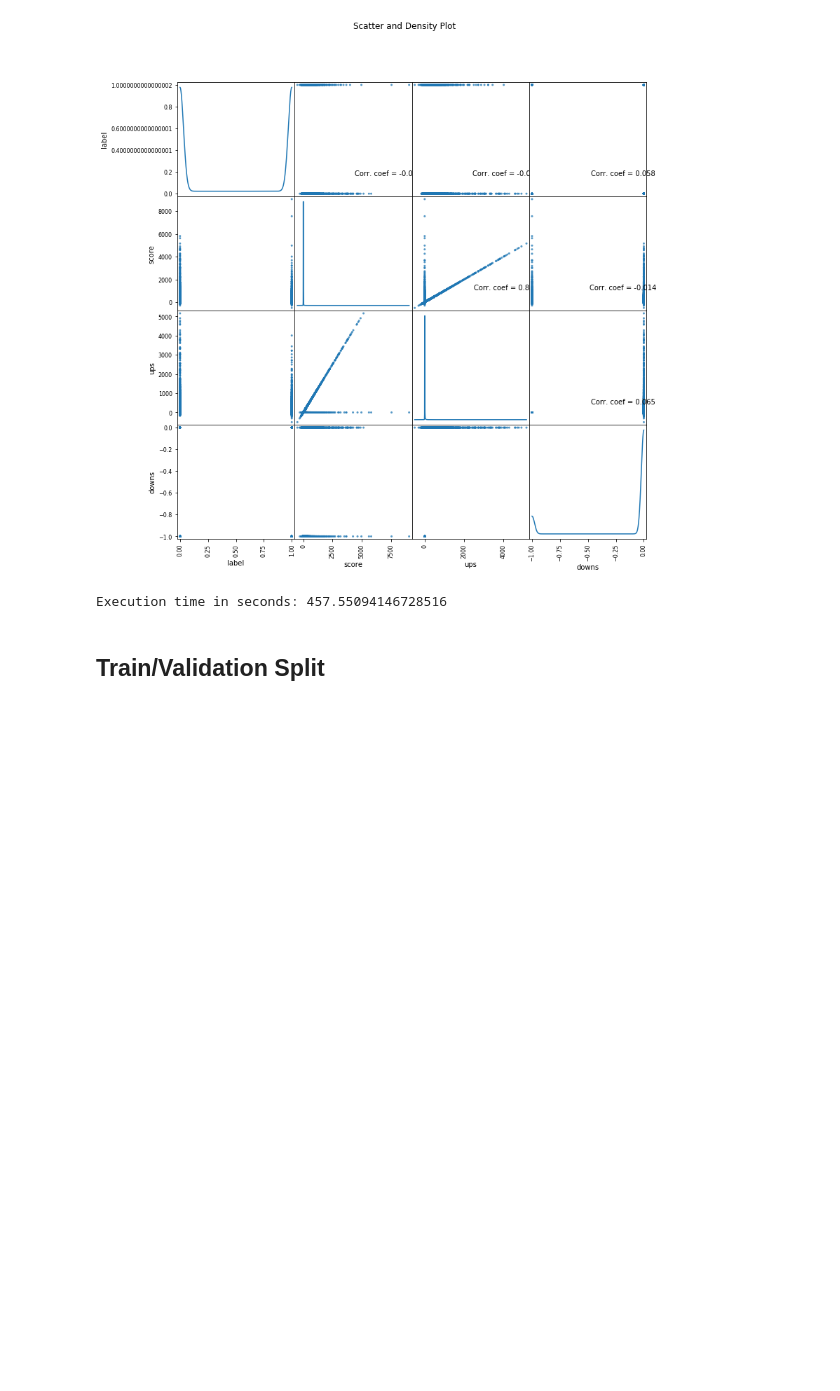
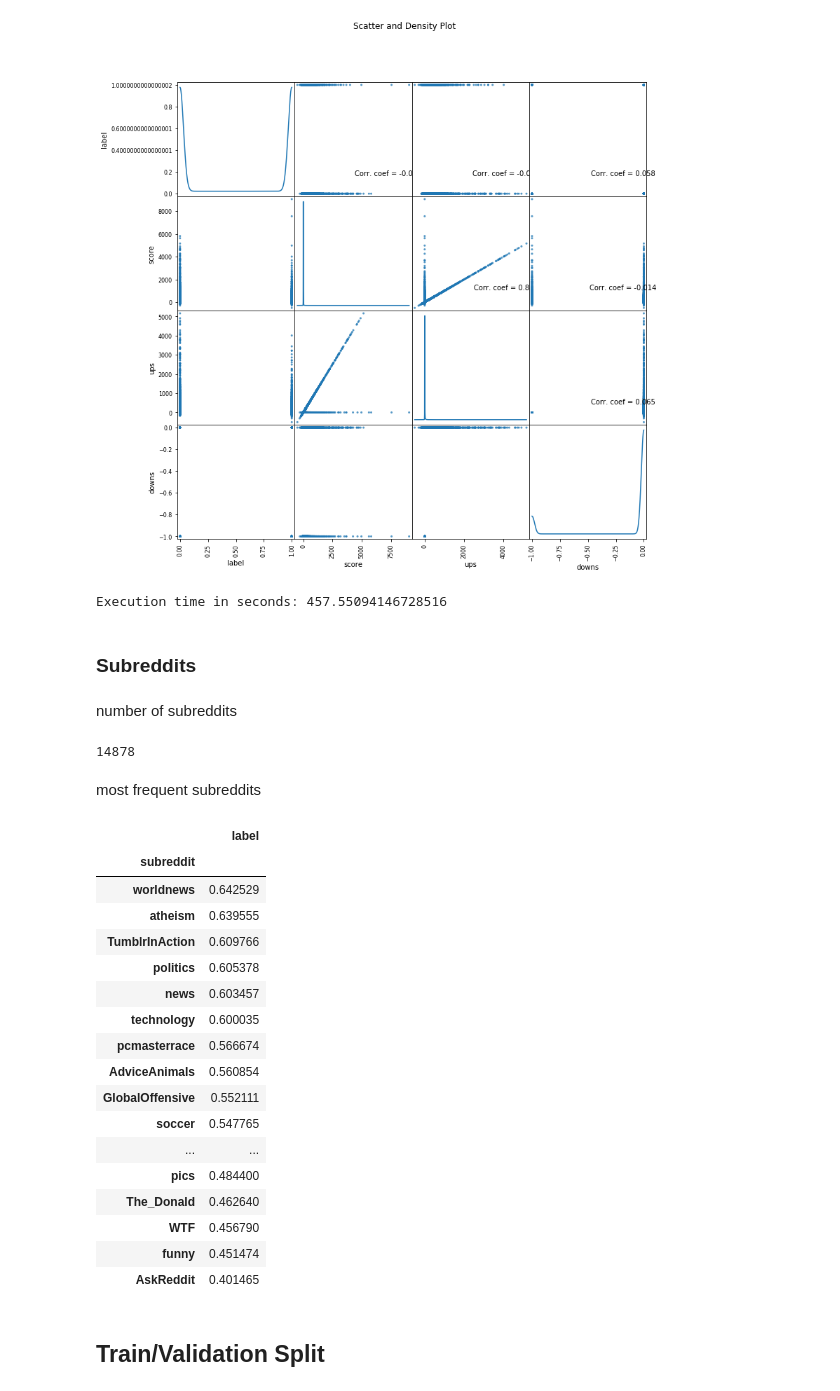
Before and after one commit to federicopessina/RedditSarcasm, a Jupyter notebook: main_notebook.ipynb, the cells around one changed output. Saved outputs shown, nothing was run; the diff lists cells and outputs as text; code cells hidden in the pictures; blank space fills up the shorter version.

```diff
--- a/main_notebook.ipynb
+++ b/main_notebook.ipynb
@@ -354,6 +354,42 @@ print('Execution time in seconds: ' + str(execution_time))
 # %% [output]
 [figure]
 Execution time in seconds: 457.55094146728516
+# %% [markdown]
+### Subreddits
+# %% [markdown]
+number of subreddits
+# %%
+number_of_subreddits = len(df_data["subreddit"].unique())
+number_of_subreddits
+# %% [output]
+14878
+# %% [markdown]
+most frequent subreddits
+# %%
+most_frequent_subreddits = df_data["subreddit"].value_counts()[0:25]
+most_frequent_subreddits = list(most_frequent_subreddits.index)
+most_frequent_subreddits_percentual = df_data[df_data["subreddit"].isin(most_frequent_subreddits)].groupby("subreddit").agg({"label" : "mean"})
+most_frequent_subreddits_percentual.sort_values(by = 'label',
+                                                ascending = False)
+# %% [output]
+|  | label |
+| subreddit |  |
+| worldnews | 0.642529 |
+| atheism | 0.639555 |
+| TumblrInAction | 0.609766 |
+| politics | 0.605378 |
+| news | 0.603457 |
+| technology | 0.600035 |
+| pcmasterrace | 0.566674 |
+| AdviceAnimals | 0.560854 |
+| GlobalOffensive | 0.552111 |
+| soccer | 0.547765 |
+| ... | ... |
+| pics | 0.484400 |
+| The_Donald | 0.462640 |
+| WTF | 0.456790 |
+| funny | 0.451474 |
+| AskReddit | 0.401465 |
 # %% [markdown]
 ## Train/Validation Split
 # %%
```
Also changed, not shown: parts of 25 cells of this notebook.
